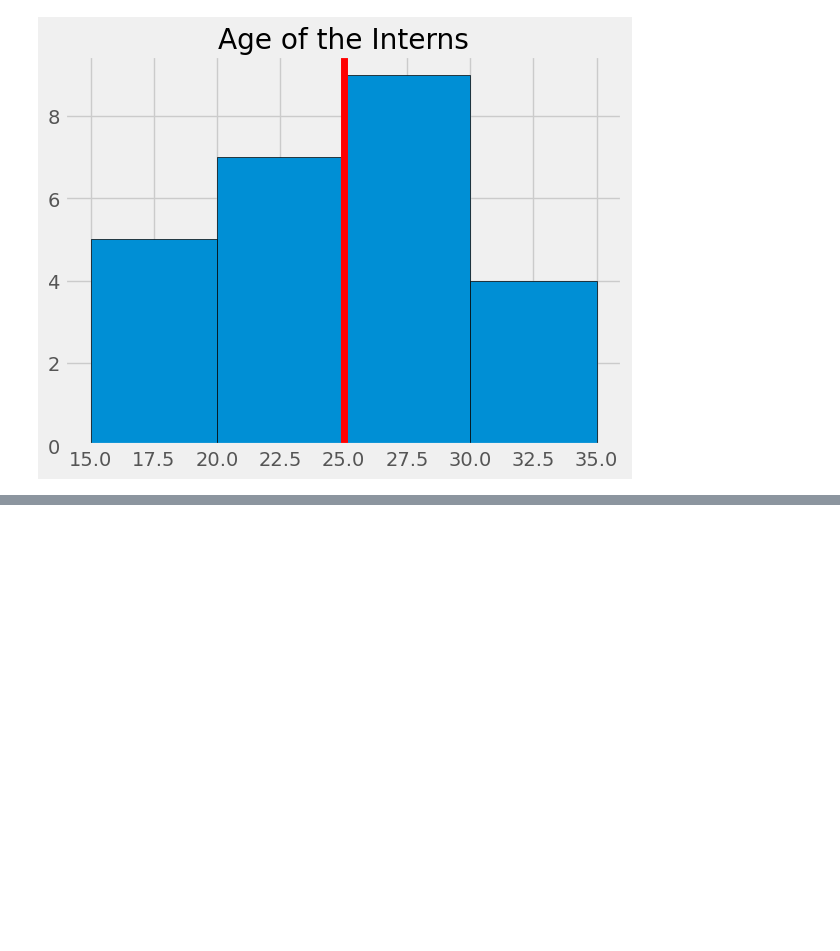
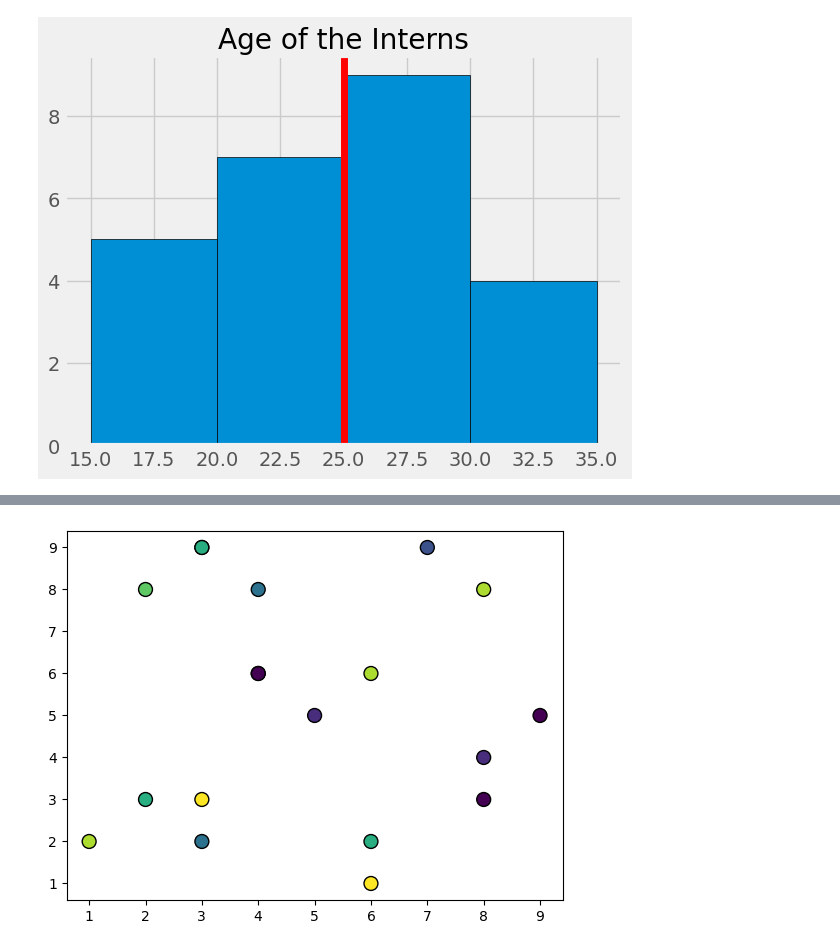
Before and after one commit to Suruthi-Keerthika/Projects, a Jupyter notebook: Mat.ipynb, the cells around one changed output, grey strips where cells are left out. Saved outputs shown, nothing was run; the diff lists cells and outputs as text; code cells hidden in the pictures; blank space fills up the shorter version.

```diff
--- a/Mat.ipynb
+++ b/Mat.ipynb
@@ -332,0 +347,6 @@ plt.show()
+# %%
+colors=[7,3,9,1,4,6,2,7,9,2,4,8,5,1,6,8,1,6,8]
+plt.scatter(x,y,s=100,c=colors,edgecolor="Black",linewidth=1)
+plt.show()
+# %% [output]
+[figure, added]
```
Also changed, not shown: parts of 7 cells of this notebook.
